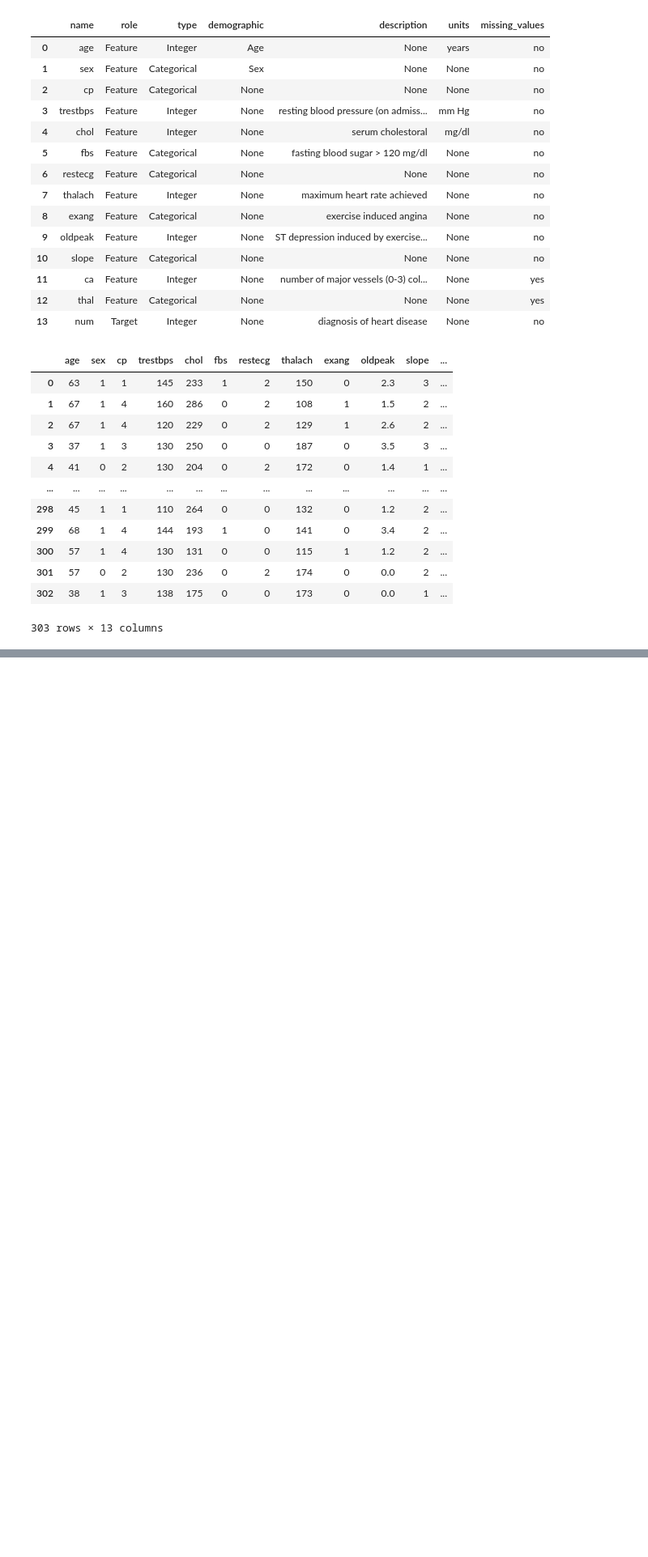
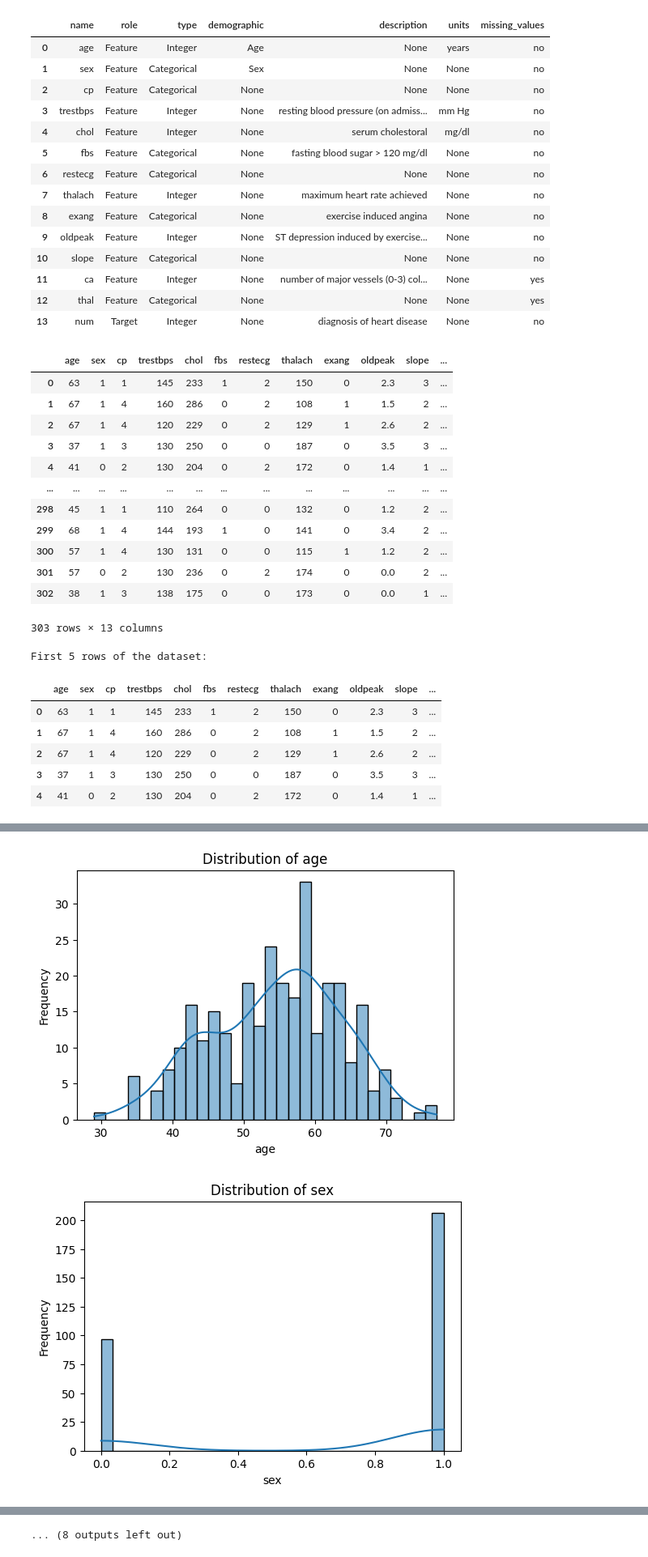
Before and after one commit to Shinkai-nm/data_mining_project1, a Jupyter notebook: Model Experiment /Raw Data/data_downloader.ipynb, the cells around one changed output, grey strips where cells are left out. Shown: that part at 81% size. Saved outputs shown, nothing was run; the diff lists cells and outputs as text; code cells hidden in the pictures; blank space fills up the shorter version.

```diff
--- a/Model Experiment /Raw Data/data_downloader.ipynb
+++ b/Model Experiment /Raw Data/data_downloader.ipynb
@@ -117,3 +83,75 @@ X
 | 301 | 57 | 0 | 2 | 130 | 236 | 0 | 2 | 174 | 0 | 0.0 | 2 | ... |
 | 302 | 38 | 1 | 3 | 138 | 175 | 0 | 0 | 173 | 0 | 0.0 | 1 | ... |
 303 rows × 13 columns
+# %%
+df = X.copy()
+# %%
+df['target'] = y
+# %%
+# Import necessary libraries
+import pandas as pd
+import numpy as np
+import matplotlib.pyplot as plt
+import seaborn as sns
+
+# Display the first few rows of the dataset
+print("First 5 rows of the dataset:")
+display(df.head())
+
+# Display basic information about the dataset
+print("\nDataset Information:")
+df.info()
+
+# Check for null values
+print("\nNull Value Analysis:")
+print(df.isnull().sum())
+
+# Summary statistics for numerical features
+print("\nSummary Statistics for Numerical Features:")
+numerical_features = df.select_dtypes(include=['int64', 'float64']).columns
+print(df[numerical_features].describe())
+
+# Identify categorical features
+print("\nCategorical Features Analysis:")
+categorical_features = df.select_dtypes(include=['object', 'category']).columns
+for feature in categorical_features:
+    print(f"\n{feature} Value Counts:")
+    print(df[feature].value_counts())
+
+# Check the mean, median, and mode for numerical features
+print("\nMean, Median, and Mode for Numerical Features:")
+for feature in numerical_features:
+    print(f"\nFeature: {feature}")
+    print(f"Mean: {df[feature].mean()}")
+    print(f"Median: {df[feature].median()}")
+    print(f"Mode: {df[feature].mode()[0]}")
+
+# Visualize distributions of numerical features
+print("\nVisualizing Distributions for Numerical Features...")
+for feature in numerical_features:
+    plt.figure(figsize=(6, 4))
+    sns.histplot(df[feature], kde=True, bins=30)
+    plt.title(f'Distribution of {feature}')
+    plt.xlabel(feature)
+    plt.ylabel('Frequency')
+    plt.show()
+
+
+# Analyze categorical features with bar plots
+print("\nVisualizing Categorical Features...")
+for feature in categorical_features:
+    plt.figure(figsize=(6, 4))
+    sns.countplot(data=df, x=feature)
+    plt.title(f'Count Plot of {feature}')
+    plt.xlabel(feature)
+    plt.ylabel('Count')
+    plt.xticks(rotation=45)
+    plt.show()
+# %% [output]
+First 5 rows of the dataset:
+|  | age | sex | cp | trestbps | chol | fbs | restecg | thalach | exang | oldpeak | slope | ... |
+| 0 | 63 | 1 | 1 | 145 | 233 | 1 | 2 | 150 | 0 | 2.3 | 3 | ... |
+| 1 | 67 | 1 | 4 | 160 | 286 | 0 | 2 | 108 | 1 | 1.5 | 2 | ... |
+| 2 | 67 | 1 | 4 | 120 | 229 | 0 | 2 | 129 | 1 | 2.6 | 2 | ... |
+| 3 | 37 | 1 | 3 | 130 | 250 | 0 | 0 | 187 | 0 | 3.5 | 3 | ... |
+| 4 | 41 | 0 | 2 | 130 | 204 | 0 | 2 | 172 | 0 | 1.4 | 1 | ... |
@@ -119,0 +175,2 @@ X
+[figure, added]
+[figure, added]
@@ -119,0 +184 @@ X
+... (8 outputs left out)
```
Also changed, not shown: parts of 15 cells of this notebook, 11 other files.
